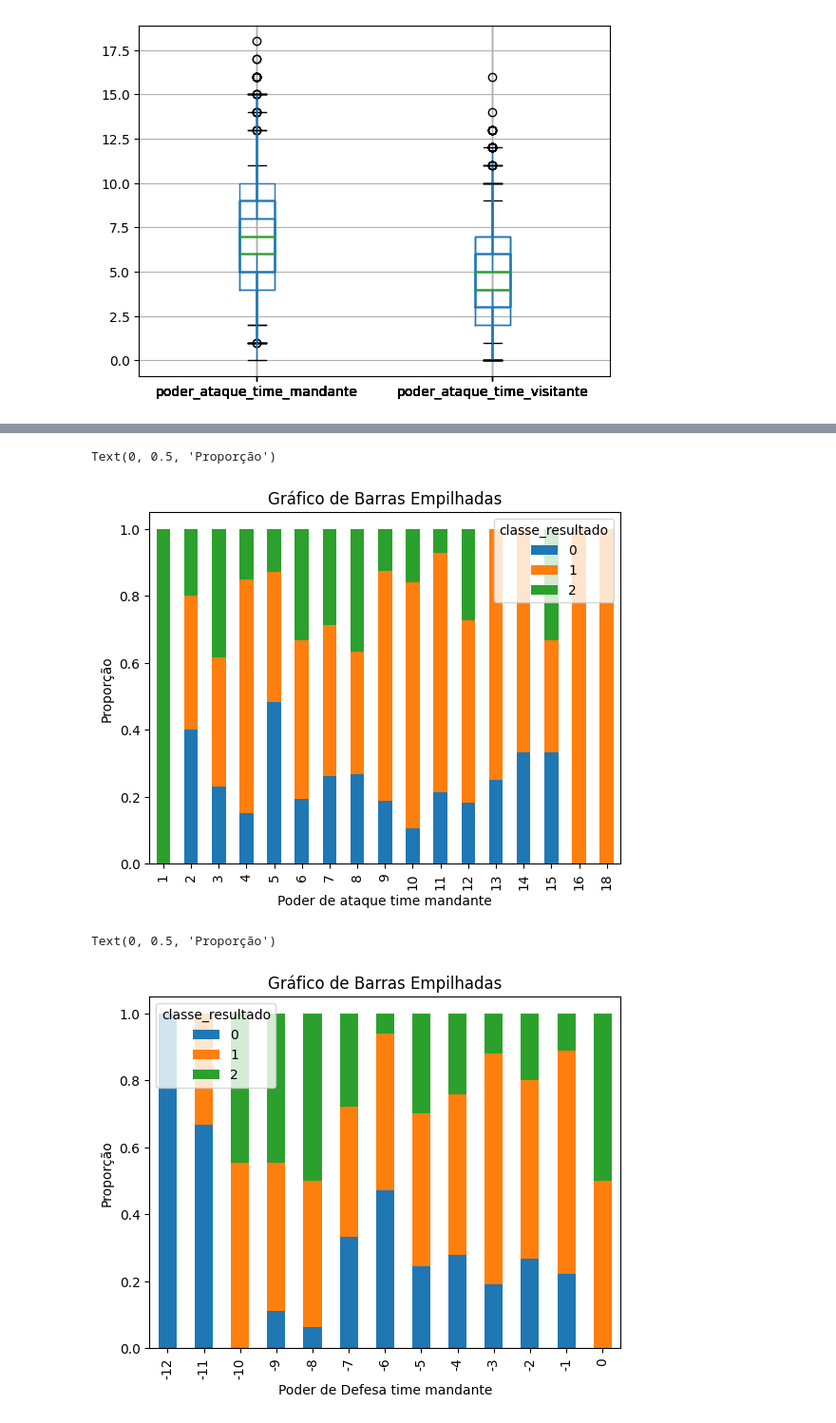
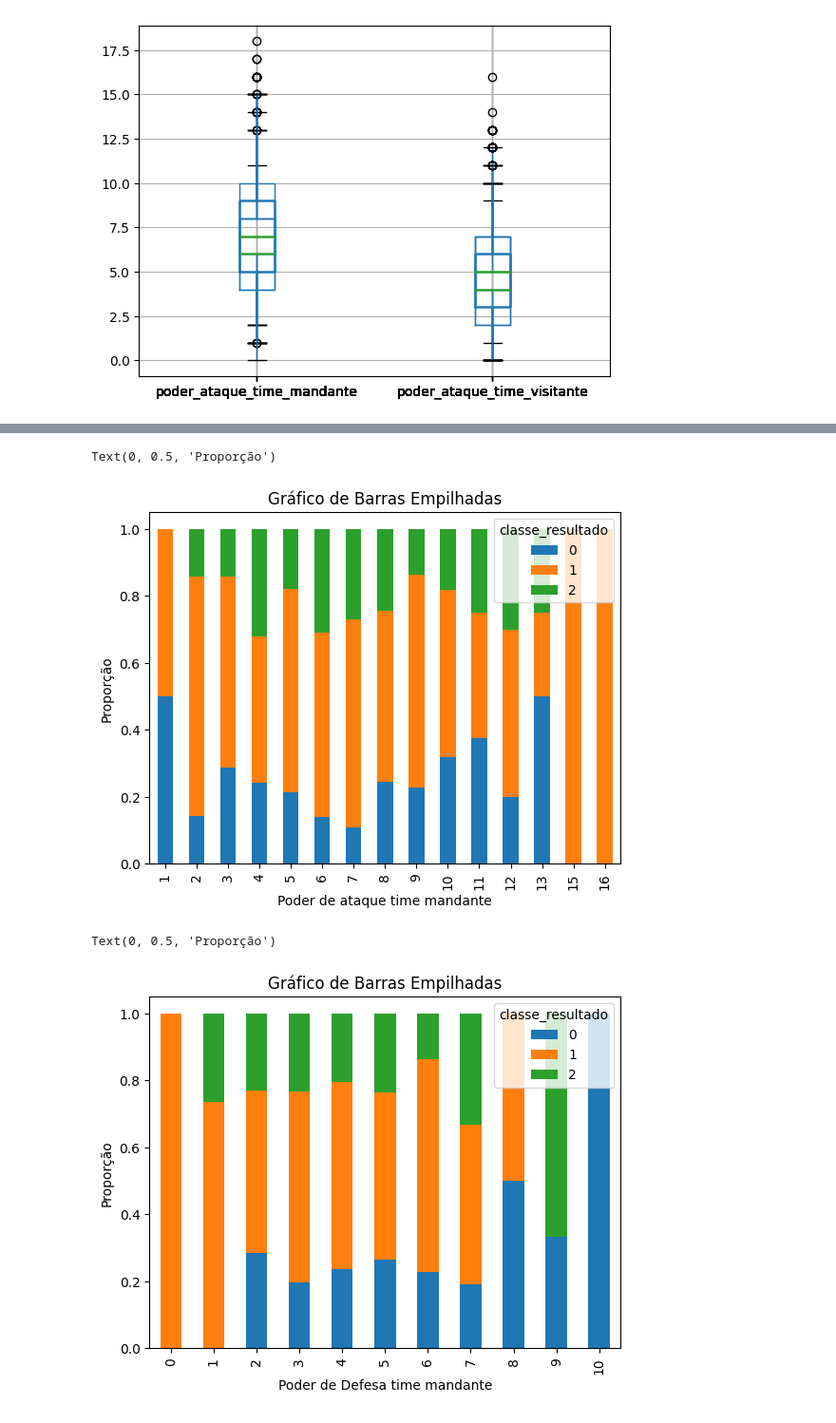
Before and after one commit to paulopetrillo/PROJETO_IFMA_SOFTEX, a Jupyter notebook: PROJETO_IFMA_SOFTEX.ipynb, the cells around one changed output, grey strips where cells are left out. Shown at 95% size. Cells and saved outputs as stored; diff of their text form; code cells hidden in the pictures.

```diff
--- a/PROJETO_IFMA_SOFTEX.ipynb
+++ b/PROJETO_IFMA_SOFTEX.ipynb
@@ -211,6 +207,7 @@ array_nomeDF = [dataframe_2012, dataframe_2013, dataframe_2014, dataframe_2015,
 # %%
 # Aplica filtro nos dataframes com loop chamando a função
-for dtf in array_nomeDF:
+#for dtf in array_nomeDF:
+for dtf in DF_metaDF.df_anos:
   dataframe = dtf  # será utilizado na função "compute_new_dataframe_row"
   dtf[array_features] = dtf.apply(compute_new_dataframe_row, axis=1)
   dft = dtf[array_features].copy()
@@ -420,0 +449,4 @@ DF_metaDF['DF_filtro_feature'] =  DF_metaDF.apply( lambda x: filtro_feature(x.df
+# %%
+# Conta a quantidade de linhas do Dataframe com filtro menos_um
+DF_metaDF['qtd_lin_valor_poder'] =  DF_metaDF.apply( lambda x: len(x.DF_filtro_feature), axis=1)
+DF_metaDF
@@ -420,0 +467,3 @@ DF_metaDF['DF_filtro_feature'] =  DF_metaDF.apply( lambda x: filtro_feature(x.df
+# %%
+# Copia dataset da coluna DF_filtro_feature para coluna DF_features_poder
+DF_metaDF['DF_features_poder'] =  DF_metaDF.apply(lambda x: x.DF_filtro_feature.copy(), axis=1)
@@ -487,5 +585,8 @@ dataframe_2015_filtro_feature[['golsMand', 'golsVist', 'classe_resultado']]
 # %%
 # aqui resultado: Para 2015-mandante o poder de defesa indica relação com vitória
-dataframe_2015_filtro_feature.boxplot('poder_defesa_time_mandante', by='classe_resultado')
+#dataframe_2015_filtro_feature.boxplot('poder_defesa_time_mandante', by='classe_resultado')
+#DF_metaDF.df_anos.boxplot('poder_defesa_time_mandante', by='classe_resultado')
+linha = 2
+DF_metaDF.iloc[linha, 10].boxplot('poder_defesa_time_mandante', by='classe_resultado')
 # %% [output]
 <Axes: title={'center': 'poder_defesa_time_mandante'}, xlabel='classe_resultado'>
@@ -499,6 +600,7 @@ dataframe_2015_filtro_feature.boxplot('poder_ataque_time_mandante', by='classe_r
 # %%
 #Visualizando proporção de Poder de ataque por resultado
-DF_ANO = DF_2015
+#DF_ANO = DF_2015
+DF_ANO = DF_metaDF.iloc[linha, 10]
 table=pd.crosstab(DF_ANO.poder_ataque_time_mandante, DF_ANO.classe_resultado)
 table.div(table.sum(1).astype(float), axis=0).plot(kind='bar', stacked=True)
 plt.title('Gráfico de Barras Empilhadas')
@@ -506,18 +608,18 @@ plt.xlabel('Poder de ataque time mandante')
 plt.ylabel('Proporção')
 # %% [output]
 Text(0, 0.5, 'Proporção')
-[figure, old version]
+[figure, new version]
 # %%
 #Visualizando proporção de Poder de ataque por resultado
-DF_ANO = DF_2015
+DF_ANO = DF_metaDF.iloc[linha, 10]
 table=pd.crosstab(DF_ANO.poder_defesa_time_mandante, DF_ANO.classe_resultado)
 table.div(table.sum(1).astype(float), axis=0).plot(kind='bar', stacked=True)
 plt.title('Gráfico de Barras Empilhadas')
 plt.xlabel('Poder de Defesa time mandante')
 plt.ylabel('Proporção')
 # %% [output]
 Text(0, 0.5, 'Proporção')
-[figure, old version]
+[figure, new version]
 # %%
 # importa bibliotecas para rodar ANOVA
 import statsmodels.api as sm
```
Also changed, not shown: parts of 27 cells of this notebook.
